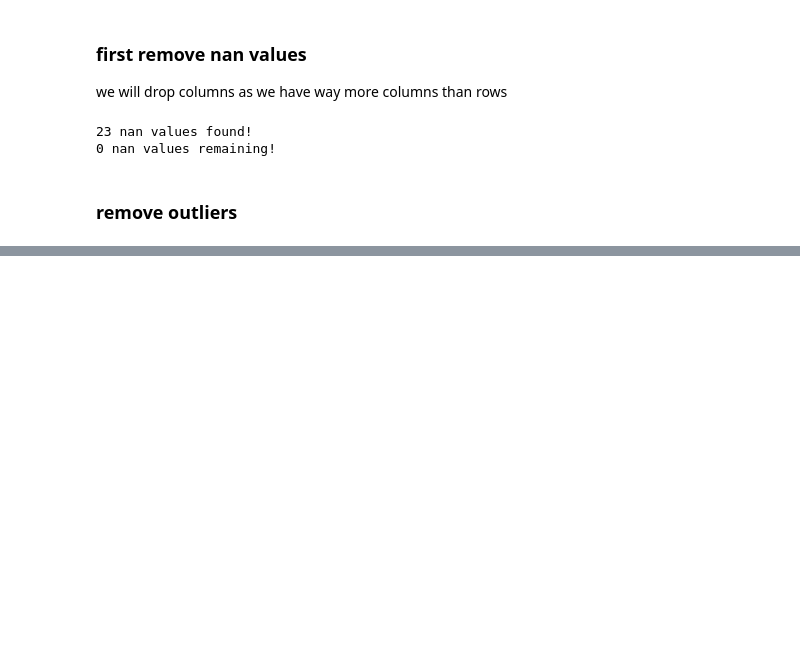
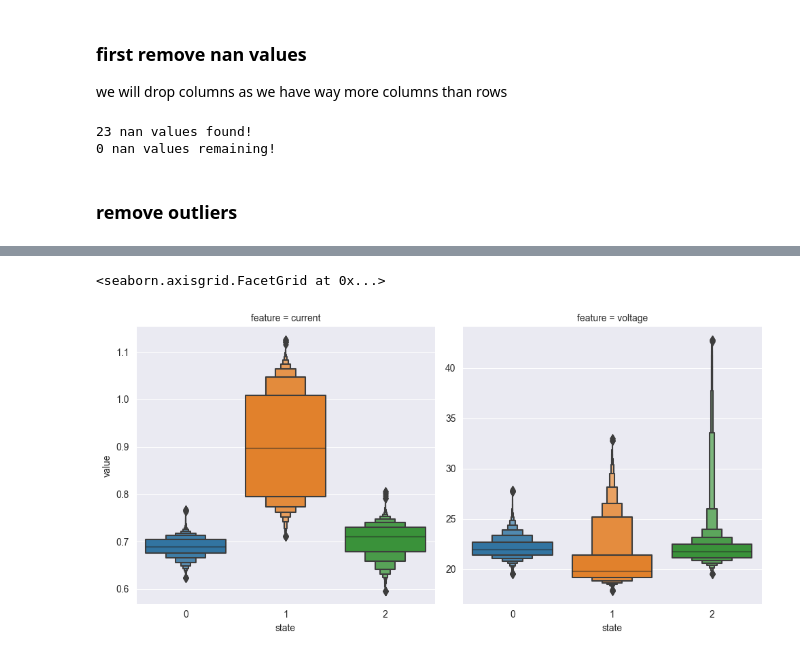
Before and after one commit to EMachad0/IAR-ANN, a Jupyter notebook: notebooks/03_pre_processing.ipynb, the cells around one changed output, grey strips where cells are left out. Saved outputs shown, nothing was run; the diff lists cells and outputs as text; code cells hidden in the pictures; blank space fills up the shorter version.

```diff
--- a/notebooks/03_pre_processing.ipynb
+++ b/notebooks/03_pre_processing.ipynb
@@ -375,0 +96,5 @@ signal approximation shape: (10,)
+# %%
+ZSCORE_THRESHOLD = 3
+current_selection = (np.abs(stats.zscore(raw_mult_column_df['current'])) < ZSCORE_THRESHOLD).all()
+current_df = raw_mult_column_df['current'].loc[:, current_selection]
+current_df.melt().describe()
@@ -375,0 +111,4 @@ signal approximation shape: (10,)
+# %%
+voltage_selection = (np.abs(stats.zscore(raw_mult_column_df['voltage'])) < ZSCORE_THRESHOLD).all()
+voltage_df = raw_mult_column_df['voltage'].loc[:, voltage_selection]
+voltage_df.melt().describe()
@@ -375,0 +125,6 @@ signal approximation shape: (10,)
+# %%
+mult_column_df = pd.concat([current_df, voltage_df], axis=1, keys=features)
+mult_column_df['state'] = label_col
+tall_df = mult_column_df.melt(id_vars=['state'], ignore_index=False, var_name=['feature', 'col'])
+tall_df = tall_df.reset_index(names=['lin'])
+tall_df
@@ -375,0 +145,5 @@ signal approximation shape: (10,)
+# %%
+sns.catplot(data=tall_df, x='state', y='value', col='feature', kind='boxen', sharey=False)
+# %% [output]
+<seaborn.axisgrid.FacetGrid at 0x...>
+[figure, added]
```
Also changed, not shown: parts of 67 cells of this notebook, 4 other files.
